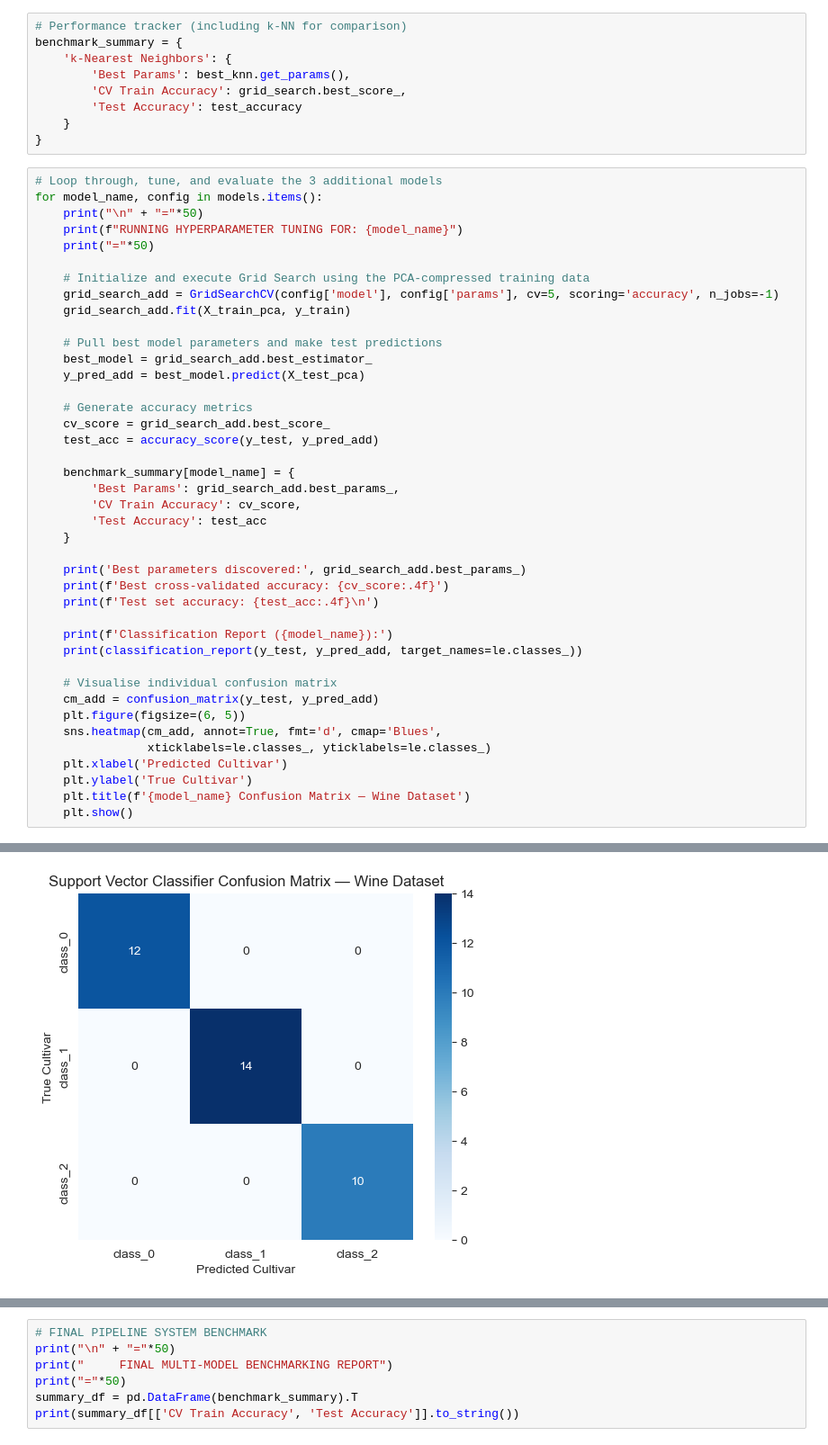
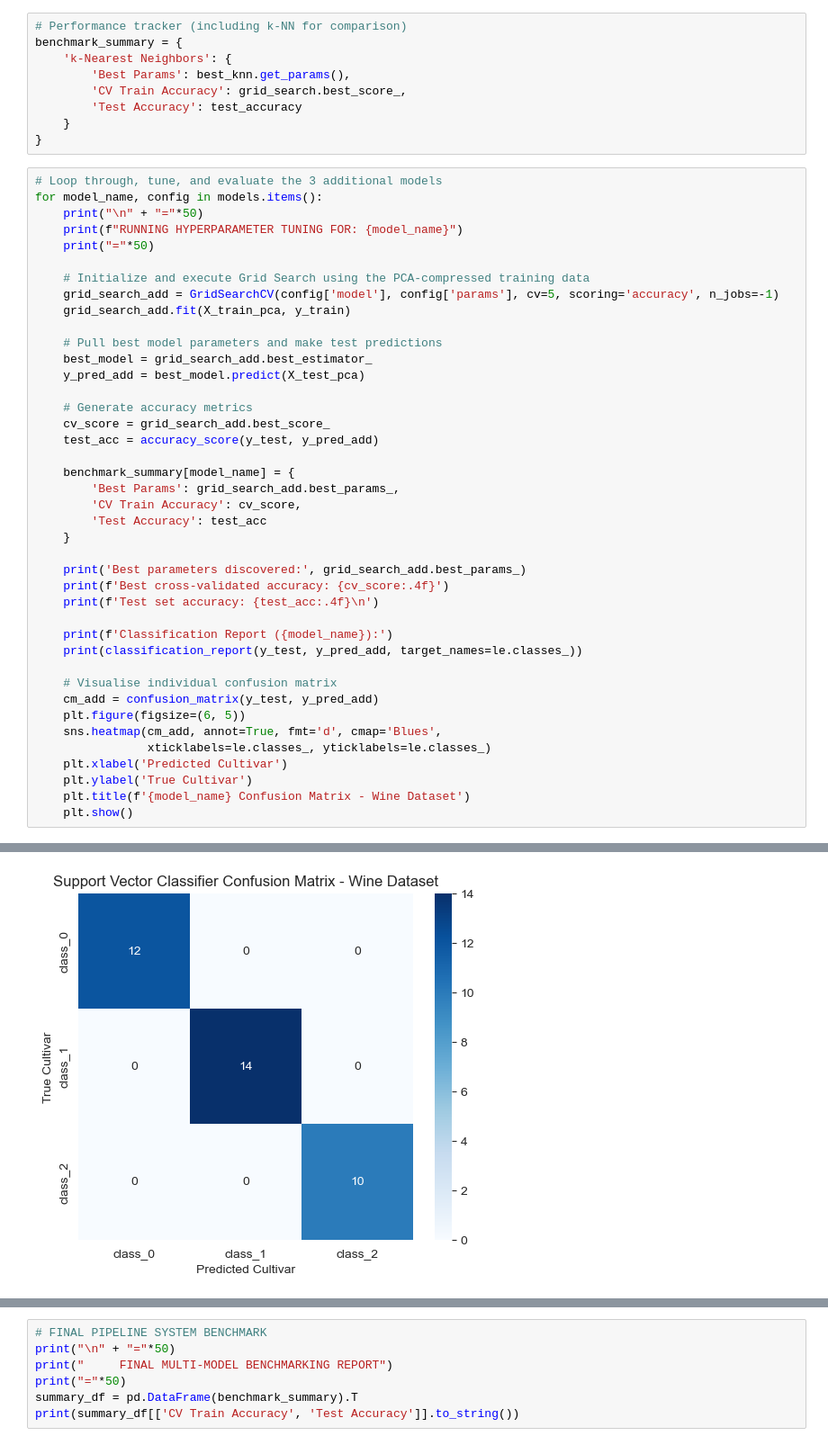
Before and after one commit to Kayce-joy/DataVine-Analytics, a Jupyter notebook: 8.ipynb, the cells around one changed output, grey strips where cells are left out. Shown at 90% size. Cells and saved outputs as stored; diff of their text form.

```diff
--- a/8.ipynb
+++ b/8.ipynb
@@ -303,35 +303,35 @@ for model_name, config in models.items():
 
     print(f'Classification Report ({model_name}):')
     print(classification_report(y_test, y_pred_add, target_names=le.classes_))
 
     # Visualise individual confusion matrix
     cm_add = confusion_matrix(y_test, y_pred_add)
     plt.figure(figsize=(6, 5))
     sns.heatmap(cm_add, annot=True, fmt='d', cmap='Blues',
                 xticklabels=le.classes_, yticklabels=le.classes_)
     plt.xlabel('Predicted Cultivar')
     plt.ylabel('True Cultivar')
-    plt.title(f'{model_name} Confusion Matrix — Wine Dataset')
+    plt.title(f'{model_name} Confusion Matrix - Wine Dataset')
     plt.show()
 # %% [output]
 ==================================================
 RUNNING HYPERPARAMETER TUNING FOR: Support Vector Classifier
 ==================================================
 Best parameters discovered: {'C': 1, 'gamma': 0.01, 'kernel': 'rbf'}
 Best cross-validated accuracy: 0.9931
 Test set accuracy: 1.0000
 
 Classification Report (Support Vector Classifier):
               precision    recall  f1-score   support
 
      class_0       1.00      1.00      1.00        12
      class_1       1.00      1.00      1.00        14
      class_2       1.00      1.00      1.00        10
 
     accuracy                           1.00        36
    macro avg       1.00      1.00      1.00        36
 weighted avg       1.00      1.00      1.00        36
-[figure, old version]
+[figure, new version]
 ==================================================
 RUNNING HYPERPARAMETER TUNING FOR: Random Forest
 ==================================================
```
Also changed, not shown: parts of 3 cells of this notebook.
